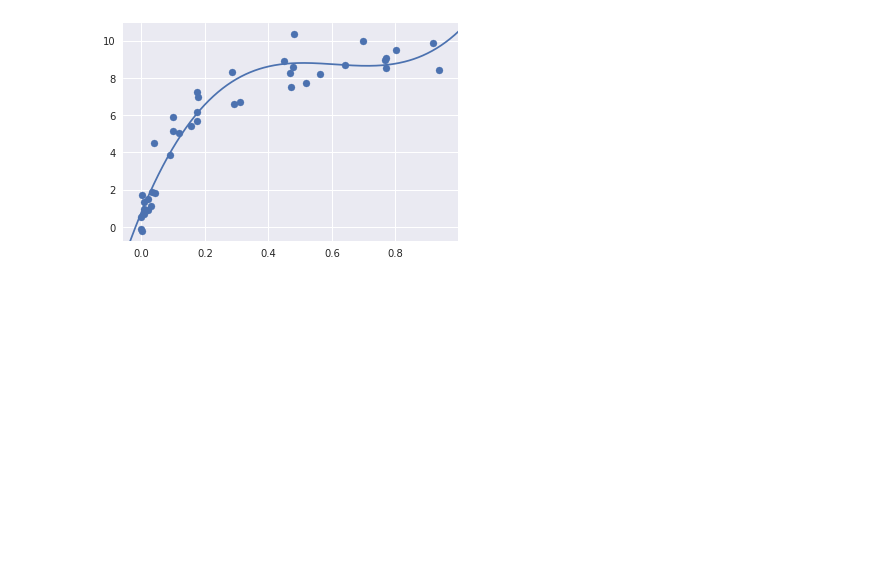
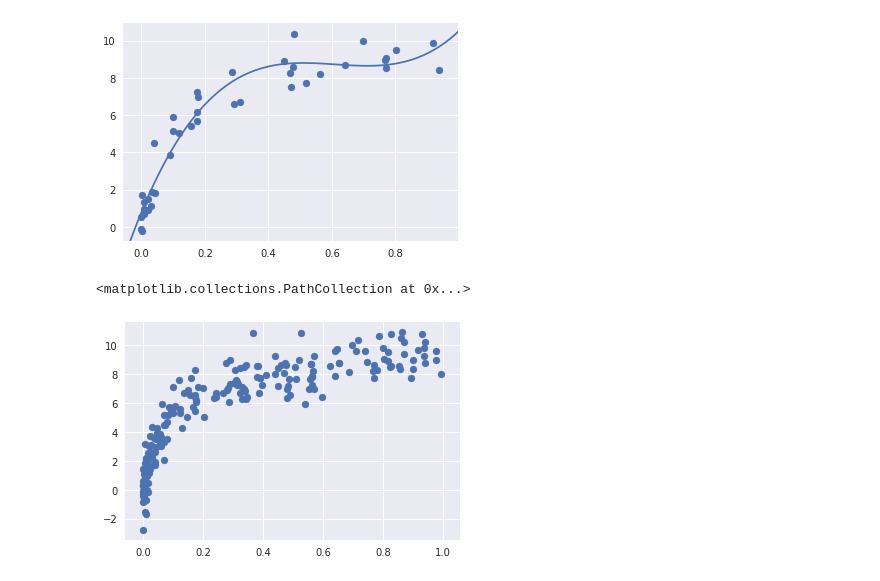
Before and after one commit to kindleeldnik/PythonDataScienceHandbook, a Jupyter notebook: ch05/ch05.3.ipynb, the cells around one changed output. Drawn from its saved outputs; the diff is of its cells as text; code cells hidden in the pictures; blank space fills up the shorter version.

```diff
--- a/ch05/ch05.3.ipynb
+++ b/ch05/ch05.3.ipynb
@@ -124,3 +124,9 @@ plt.axis(lim)
  -0.7485237455039975,
  10.92057542617113)
 [figure]
+# %%
+X2, y2 = make_data(200)
+plt.scatter(X2.ravel(), y2)
+# %% [output]
+<matplotlib.collections.PathCollection at 0x...>
+[figure, added]
```
Also changed, not shown: parts of 6 cells of this notebook.
